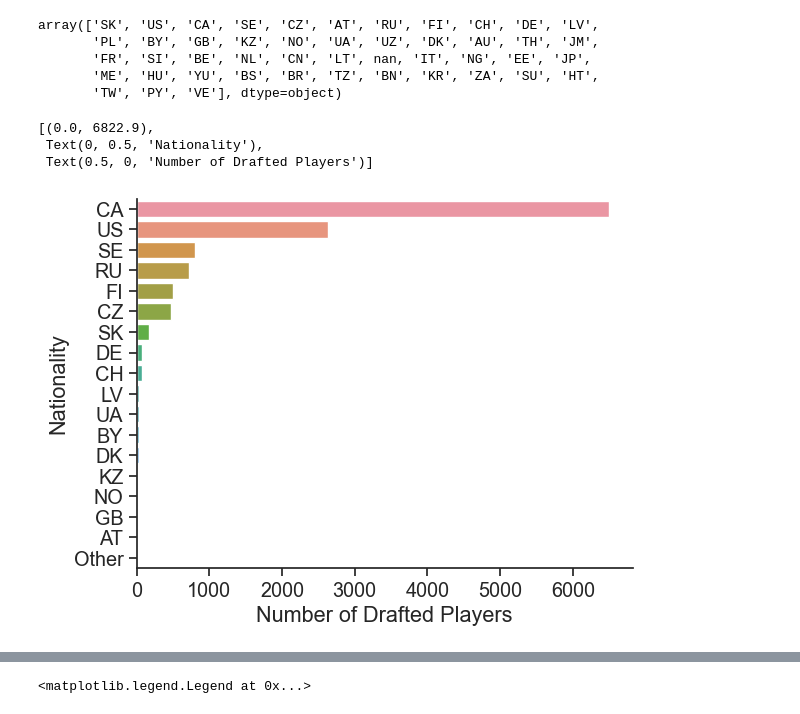
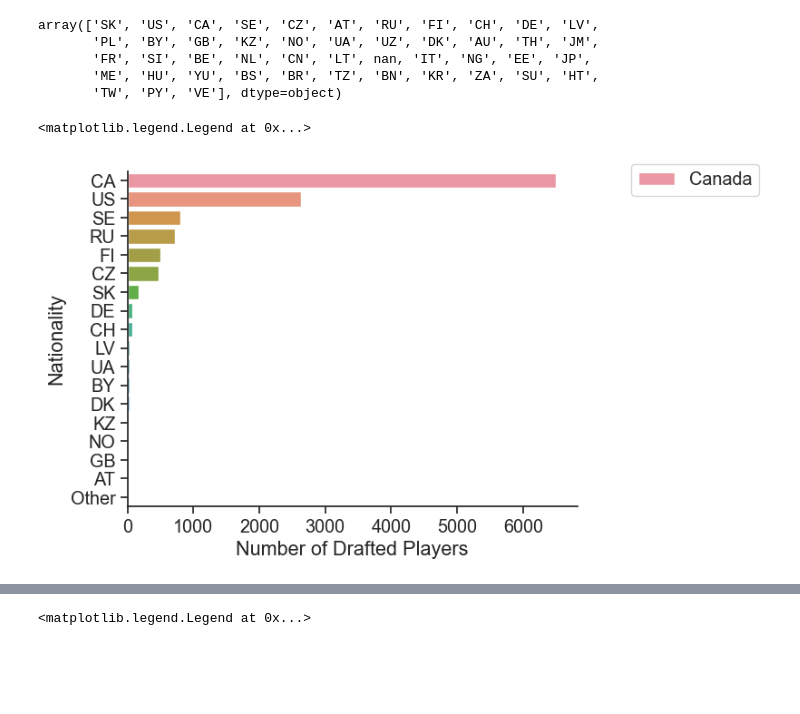
Before and after one commit to ubco-W2022T2-data301/project-group-group31, a Jupyter notebook: analysis/analysis2.ipynb, the cells around one changed output, grey strips where cells are left out. Saved outputs shown, nothing was run; the diff lists cells and outputs as text; code cells hidden in the pictures; blank space fills up the shorter version.

```diff
--- a/analysis/analysis2.ipynb
+++ b/analysis/analysis2.ipynb
@@ -56,13 +50,14 @@ plt.rc("axes.spines", top=False, right=False)
 # %%
 sns.countplot(y='nationality', data = df, order=['CA', 'US', 'SE', 'RU', 'FI', 'CZ', 'SK', 'DE', 'CH', 'LV',
 'UA','BY','DK', 'KZ', 'NO', 'GB','AT','Other']).set(xlim=(0,None), ylabel="Nationality",xlabel="Number of Drafted Players")
+plt.legend(["Canada","USA","Sweden","Russia","Czechia","Slovakia","Denmark","Germany","Latvia",
+           "Ukraine","Belarus","Denmark","Kazakhstan","Norway","Great Britain","Austria", "Other"],
+           loc='lower left', bbox_to_anchor=(1.1, 0.9))
 #Other = pd.DataFrame()
 #Other = df[df['nationality'] == ['PL', 'UZ', 'AU', 'TH', 'JM','FR', 'SI', 'BE', 'NL', 'CN', 'LT', 'IT', 'NG', 'EE', 'JP', 'ME', 'HU', 'YU', 'BS', 'BR', 'TZ', 'BN', 'KR', 'ZA', 'SU', 'HT', 'TW', 'PY', 'VE']]
 # %% [output]
-[(0.0, 6822.9),
- Text(0, 0.5, 'Nationality'),
- Text(0.5, 0, 'Number of Drafted Players')]
+<matplotlib.legend.Legend at 0x...>
-[figure, old version]
+[figure, new version]
 # %%
 #Since Canada and USA have a such a significant amount of players that it makes other nationalities appear to have no value,
 #I decided to make this countplot again but lower the max x axis limit.
```
Also changed, not shown: parts of 2 cells of this notebook.
